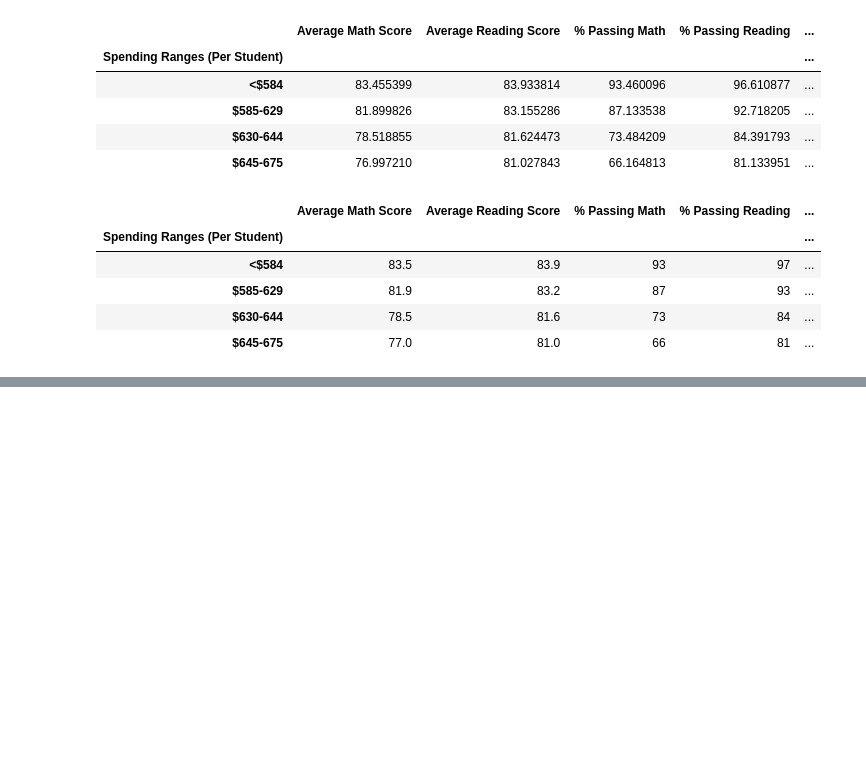
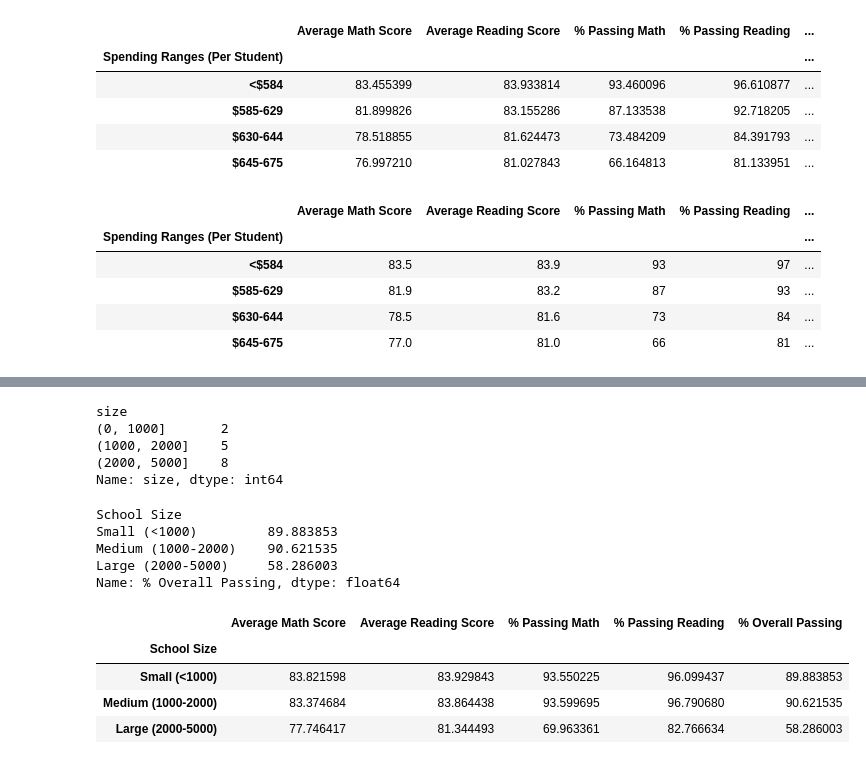
Before and after one commit to SiMewL8/School_District_Analysis, a Jupyter notebook: PyCitySchools.ipynb, the cells around one changed output, grey strips where cells are left out. Drawn from its saved outputs; the diff is of its cells as text; code cells hidden in the pictures; blank space fills up the shorter version.

Commit message:
added scores by school size

```diff
--- a/PyCitySchools.ipynb
+++ b/PyCitySchools.ipynb
@@ -1013,0 +1047,54 @@ spending_summary_df
+# %%
+# determing appropriate ranges (bins)
+
+per_school_student_count.groupby(pnds.cut(per_school_student_count, school_size_bins)).count()
+# %% [output]
+size
+(0, 1000]       2
+(1000, 2000]    5
+(2000, 5000]    8
+Name: size, dtype: int64
+# %%
+# # new colom added into sum df, contains values of spending bins of per_school_student_count thru cut()
+# # added labels as values
+
+per_school_summary_df["School Size"] = pnds.cut(per_school_student_count, school_size_bins, labels = school_size_group_names)
+
+per_school_summary_df
+
+
+# def new varibale for grouping on total students (school size), with avgs and %s
+
+size_avg_math = per_school_summary_df.groupby(["School Size"]).mean()["Average Math Score"]
+
+size_avg_read = per_school_summary_df.groupby(["School Size"]).mean()["Average Reading Score"]
+
+size_passing_math = per_school_summary_df.groupby(["School Size"]).mean()["% Passing Math"]
+
+size_passing_reading = per_school_summary_df.groupby(["School Size"]).mean()["% Passing Reading"]
+
+size_overall_passing = per_school_summary_df.groupby(["School Size"]).mean()["% Overall Passing"]
+
+size_overall_passing
+# %% [output]
+School Size
+Small (<1000)         89.883853
+Medium (1000-2000)    90.621535
+Large (2000-5000)     58.286003
+Name: % Overall Passing, dtype: float64
+# %%
+# Assemble into DataFrame.
+size_summary_df = pnds.DataFrame({
+          "Average Math Score" : size_avg_math,
+          "Average Reading Score": size_avg_read,
+          "% Passing Math": size_passing_math,
+          "% Passing Reading": size_passing_reading,
+          "% Overall Passing": size_overall_passing})
+
+size_summary_df
+# %% [output]
+|  | Average Math Score | Average Reading Score | % Passing Math | % Passing Reading | % Overall Passing |
+| School Size |  |  |  |  |  |
+| Small (<1000) | 83.821598 | 83.929843 | 93.550225 | 96.099437 | 89.883853 |
+| Medium (1000-2000) | 83.374684 | 83.864438 | 93.599695 | 96.790680 | 90.621535 |
+| Large (2000-5000) | 77.746417 | 81.344493 | 69.963361 | 82.766634 | 58.286003 |
```
Also changed, not shown: parts of 2 cells of this notebook.
